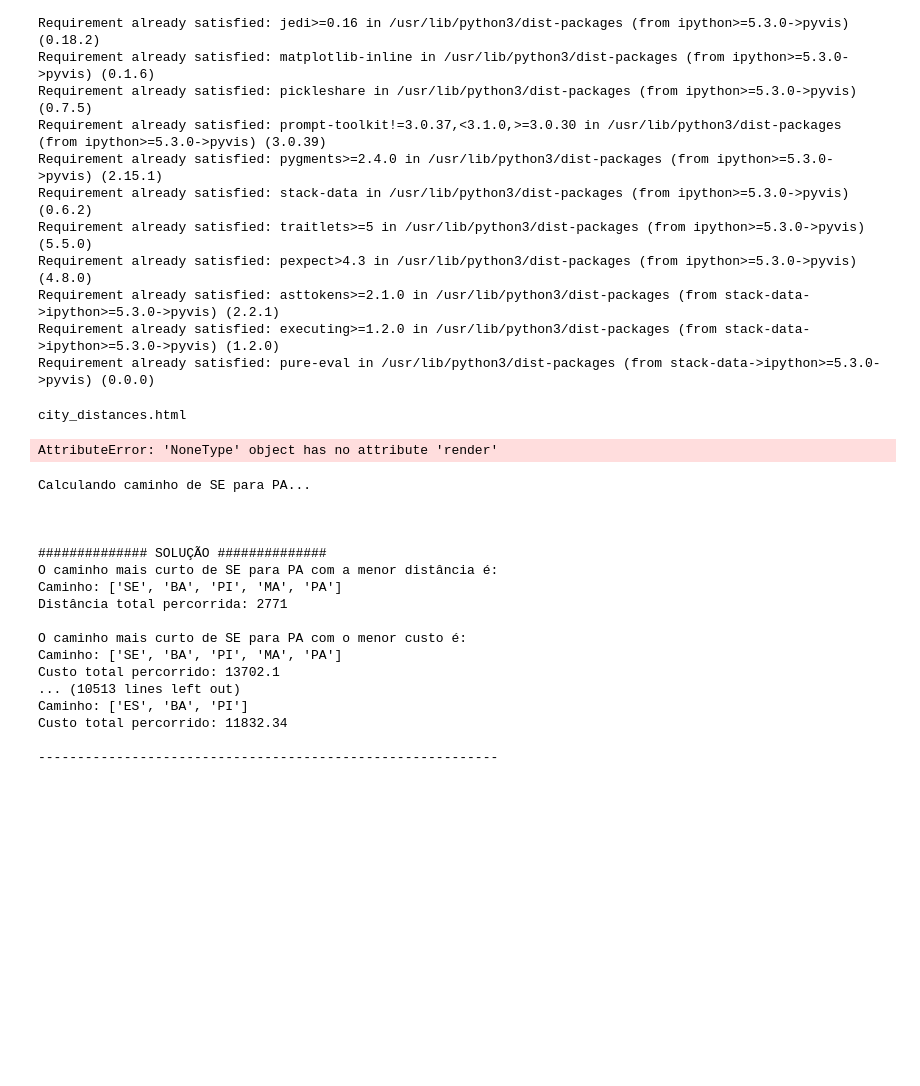
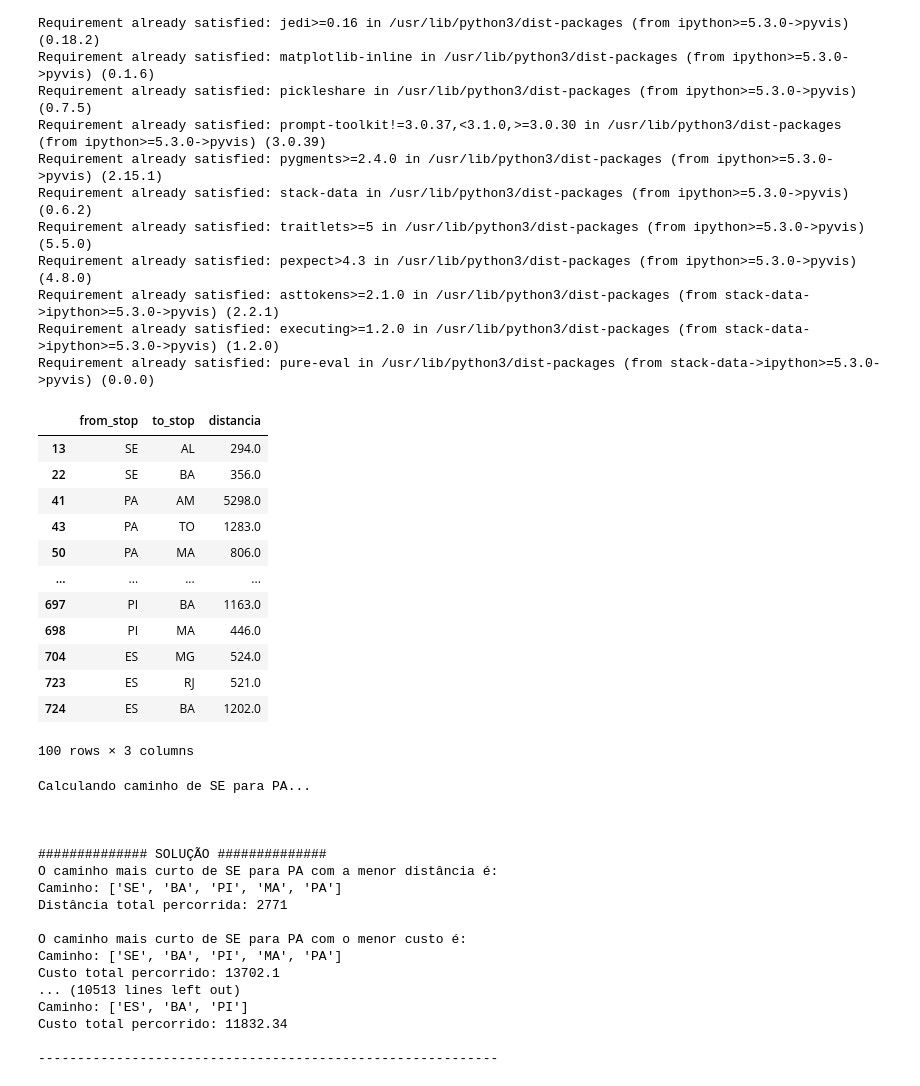
Before and after one commit to lstavares84/python_routines, a Jupyter notebook: dijkstra/dijkstra-analise-combinatoria.ipynb, the cells around one changed output. Cells and saved outputs as stored; diff of their text form; code cells hidden in the pictures; blank space fills up the shorter version.

```diff
--- a/dijkstra/dijkstra-analise-combinatoria.ipynb
+++ b/dijkstra/dijkstra-analise-combinatoria.ipynb
@@ -90,27 +90,38 @@ capitais = [
     'AP', 'AL', 'AM', 'RN', 'TO', 'RS', 'RO', 'PE', 'AC', 'RJ', 'BA', 'MA',
     'SP', 'PI', 'ES'
 ]
-# %%
-from pyvis.network import Network
-from IPython.display import display, HTML
-import pandas as pd
-
-# Defina os dados do grafo com base nas distâncias entre as cidades
-city_graph = Network(height="750px", width="100%", bgcolor="#222222", font_color="white")
-city_graph.barnes_hut()
-
-# Adicione nós e arestas ao grafo com base nas distâncias
-for city1 in distancias:
-    city_graph.add_node(city1, label=city1)
-    for city2 in distancias[city1]:
-        if distancias[city1][city2] is not None:
-            distance = distancias[city1][city2]
-            city_graph.add_node(city2, label=city2)
-            city_graph.add_edge(city1, city2, value=distance)
-
-# Salve o gráfico em um arquivo HTML
-city_graph.save_graph("city_distances.html")
-city_graph.show("city_distances.html")
-# %% [output]
-city_distances.html
-AttributeError: 'NoneType' object has no attribute 'render'
+# %%
+import pandas as pd
+
+
+df = pd.DataFrame(distancias)
+
+
+pairs = []
+for from_stop in df.index:
+    for to_stop in df.columns:
+        distancia = df.at[from_stop, to_stop]
+        pairs.append([from_stop, to_stop, distancia])
+
+
+result_df = pd.DataFrame(pairs, columns=["from_stop", "to_stop", "distancia"])
+
+
+result_df = result_df[(result_df["distancia"].notna()) & (result_df["distancia"] != 0)]
+
+# Exibir o DataFrame resultante
+result_df
+# %% [output]
+|  | from_stop | to_stop | distancia |
+| 13 | SE | AL | 294.0 |
+| 22 | SE | BA | 356.0 |
+| 41 | PA | AM | 5298.0 |
+| 43 | PA | TO | 1283.0 |
+| 50 | PA | MA | 806.0 |
+| ... | ... | ... | ... |
+| 697 | PI | BA | 1163.0 |
+| 698 | PI | MA | 446.0 |
+| 704 | ES | MG | 524.0 |
+| 723 | ES | RJ | 521.0 |
+| 724 | ES | BA | 1202.0 |
+100 rows × 3 columns
```
Also changed, not shown: parts of 1 cell of this notebook, 1 other file.
